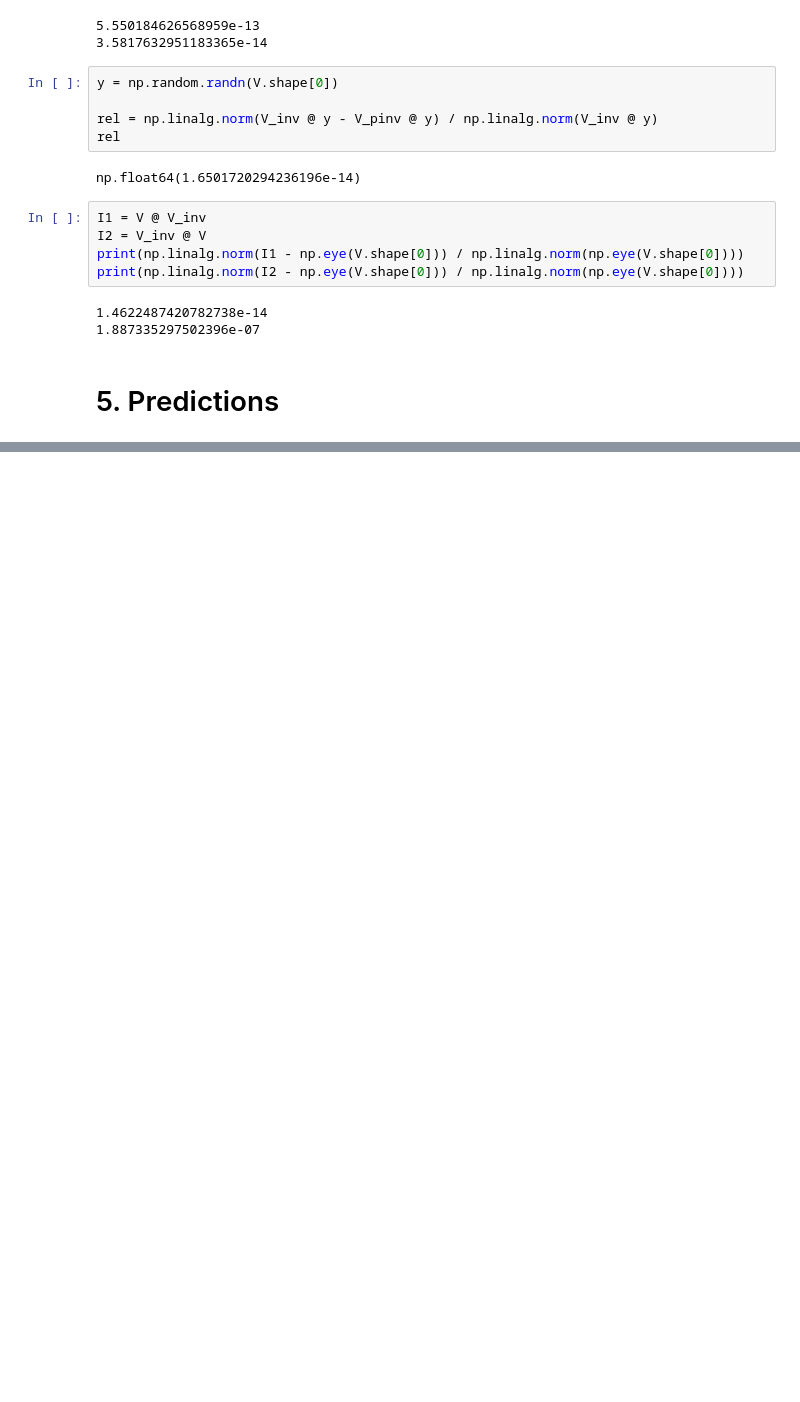
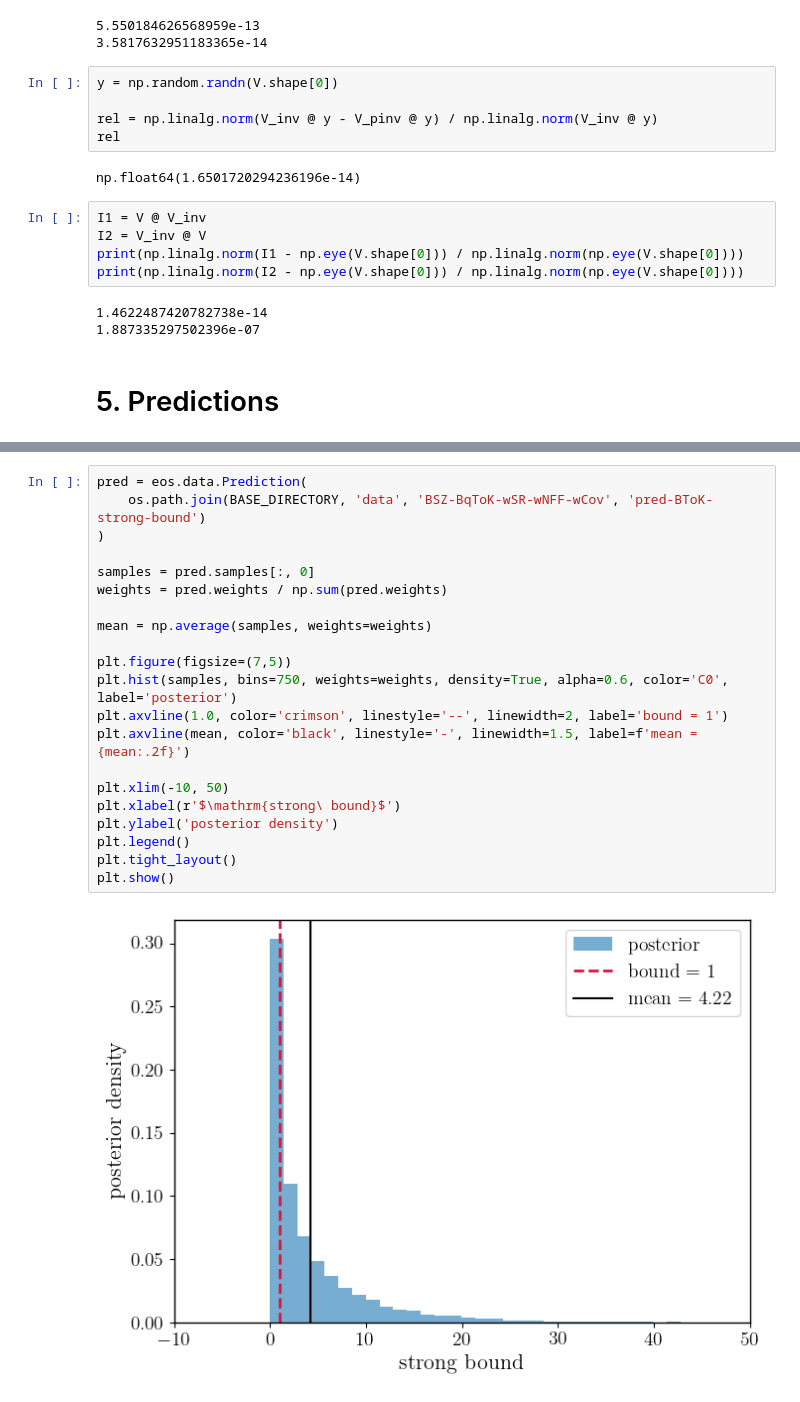
Before and after one commit to mverz/upbsll-py, a Jupyter notebook: analysis_nb.ipynb, the cells around one changed output, grey strips where cells are left out. Drawn from its saved outputs; the diff is of its cells as text; blank space fills up the shorter version.

```diff
--- a/analysis_nb.ipynb
+++ b/analysis_nb.ipynb
@@ -1005,0 +1028,23 @@ for qn, latex, yrange, pred in to_plot:
+# %%
+pred = eos.data.Prediction(
+    os.path.join(BASE_DIRECTORY, 'data', 'BSZ-BqToK-wSR-wNFF-wCov', 'pred-BToK-strong-bound')
+)
+
+samples = pred.samples[:, 0]
+weights = pred.weights / np.sum(pred.weights)
+
+mean = np.average(samples, weights=weights)
+
+plt.figure(figsize=(7,5))
+plt.hist(samples, bins=750, weights=weights, density=True, alpha=0.6, color='C0', label='posterior')
+plt.axvline(1.0, color='crimson', linestyle='--', linewidth=2, label='bound = 1')
+plt.axvline(mean, color='black', linestyle='-', linewidth=1.5, label=f'mean = {mean:.2f}')
+
+plt.xlim(-10, 50)
+plt.xlabel(r'$\mathrm{strong\ bound}$')
+plt.ylabel('posterior density')
+plt.legend()
+plt.tight_layout()
+plt.show()
+# %% [output]
+[figure, added]
```
Also changed, not shown: parts of 10 cells of this notebook, 22 other files.
